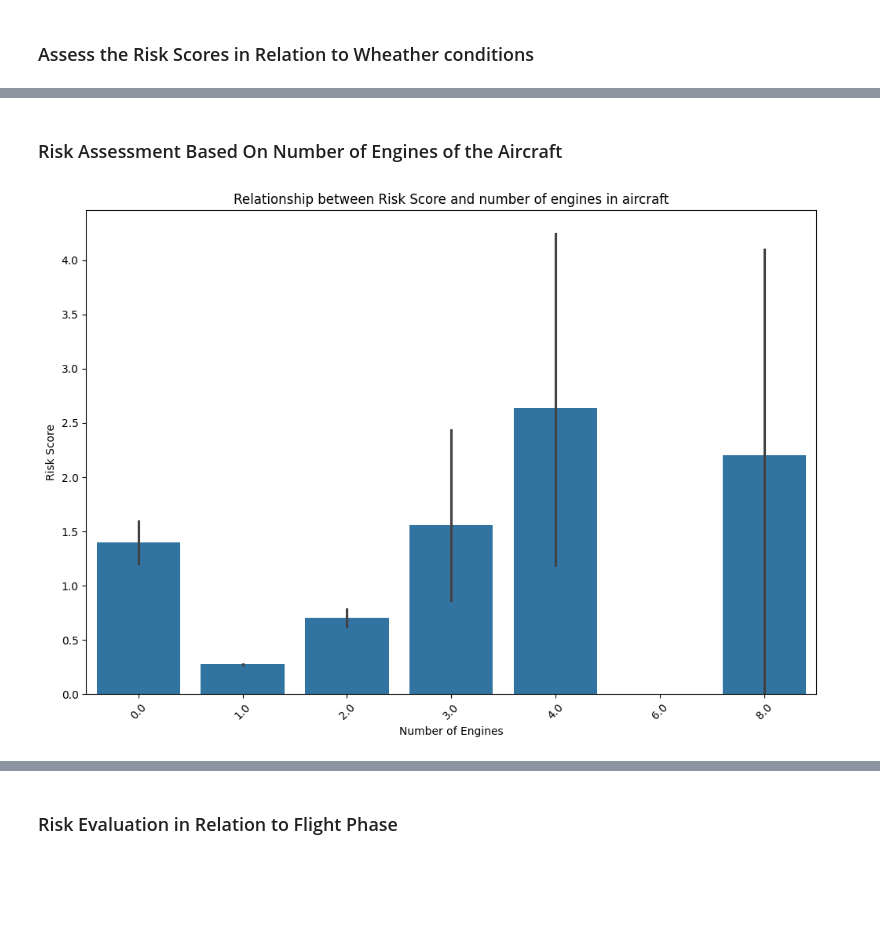
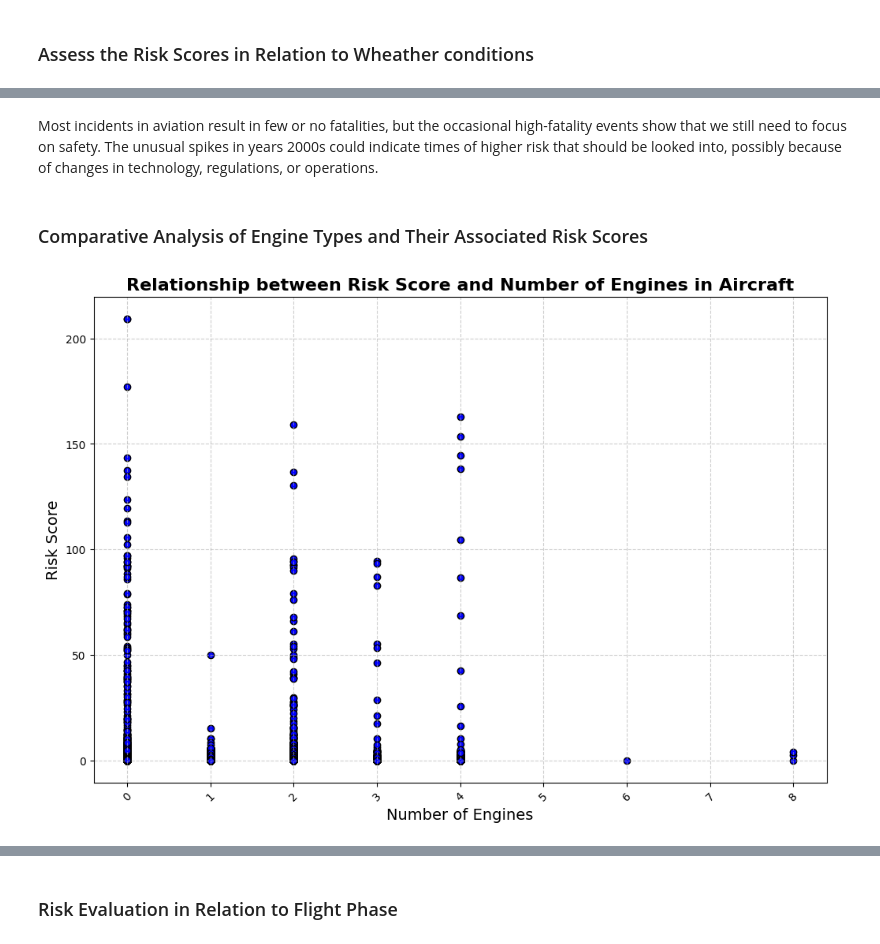
Before and after one commit to Damarispaul/My-Project-Phase_1, a Jupyter notebook: student.ipynb, the cells around one changed output, grey strips where cells are left out. Drawn from its saved outputs; the diff is of its cells as text; code cells hidden in the pictures; blank space fills up the shorter version.

```diff
--- a/student.ipynb
+++ b/student.ipynb
@@ -520,11 +540,11 @@ event-date has changed from object to 0   1948-10-24
 Name: event-date, dtype: datetime64[ns]
 # %%
 # Change the whole dataset Event.Date
-aviation_data_df2["event-date"] = pd.to_datetime(aviation_data_df2["event-date"])
-print(aviation_data_df2["event-date"].head(3))
+aviation_data_df3["event-date"] = pd.to_datetime(aviation_data_df3["event-date"])
+print(aviation_data_df3["event-date"].head(3))
 
 # the year from event date' to analyze trends over time
-aviation_data_df2["event-year"] = aviation_data_df2["event-date"].dt.year
+aviation_data_df3["year"] = aviation_data_df3["event-date"].dt.year
 # %% [output]
 0   1948-10-24
 1   1962-07-19
@@ -547,7 +557,7 @@ aviation_data_df2.duplicated().sum()
 np.int64(35)
 # %%
 # Removing the Duplicates
-aviation_data_df2_cleaned = aviation_data_df2.drop_duplicates()
-print(f"cleaned data has {aviation_data_df2_cleaned.duplicated().sum()} duplicates")
+aviation_data_df3_cleaned = aviation_data_df3.drop_duplicates()
+print(f"cleaned data has {aviation_data_df3_cleaned.duplicated().sum()} duplicates")
 # %% [output]
 cleaned data has 0 duplicates
@@ -561 +578,4 @@ aviation_df = aviation_data_df2_cleaned
+# %%
+# For easier analysis am renaming my dataset. i will use this for analysis
+aviation_df = aviation_data_df3_cleaned.copy()
 # %% [markdown]
@@ -594,8 +609,8 @@ aviation_df["event-date"] = pd.to_datetime(aviation_df["event-date"])
 print(aviation_df["event-date"].head(3))
 
 # Get the year from event date' to analyze trends over time and adding a variable
-aviation_df["year"] = aviation_data_df2["event-date"].dt.year
-aviation_df.head(3)
+#aviation_df["year"] = aviation_data_df2["event-date"].dt.year
+#aviation_df.head(3)
 # %% [output]
 0   1948-10-24
 1   1962-07-19
@@ -703,12 +713,25 @@ plt.show()
+# %% [markdown]
+Most incidents in aviation result in few or no fatalities, but the occasional high-fatality events show that we still need to focus on safety.
+The unusual spikes in years 2000s could indicate times of higher risk that should be looked into, possibly because of changes in technology, regulations, or operations.
 # %% [markdown]
-### Risk Assessment Based On Number of Engines of the Aircraft
+### Comparative Analysis of Engine Types and Their Associated Risk Scores
 # %%
-plt.figure(figsize=(12,8))
-sns.barplot(x="number-of-engines", y= "risk_score", data = aviation_df)
-plt.title("Relationship between Risk Score and number of engines in aircraft")
-plt.xlabel("Number of Engines")
-plt.ylabel("Risk Score")
+# Analysis of Engine Types and Their Associated Risk Scores"
+plt.figure(figsize=(12, 8))
+plt.scatter(x=aviation_df['number-of-engines'], y=aviation_df['risk_score'], color='blue', edgecolor='black')
+
+#Add titles and labels
+plt.title("Relationship between Risk Score and Number of Engines in Aircraft", fontsize=16, weight='bold')
+plt.xlabel("Number of Engines", fontsize=14)
+plt.ylabel("Risk Score", fontsize=14)
+
+# Rotate x-axis labels
 plt.xticks(rotation=45)
+
+# Add gridlines for clarity
+plt.grid(True, linestyle='--', alpha=0.6)
+
+# Show the plot
 plt.show()
 # %% [output]
-[figure, old version]
+[figure, new version]
```
Also changed, not shown: parts of 49 cells of this notebook, 1 other file.
